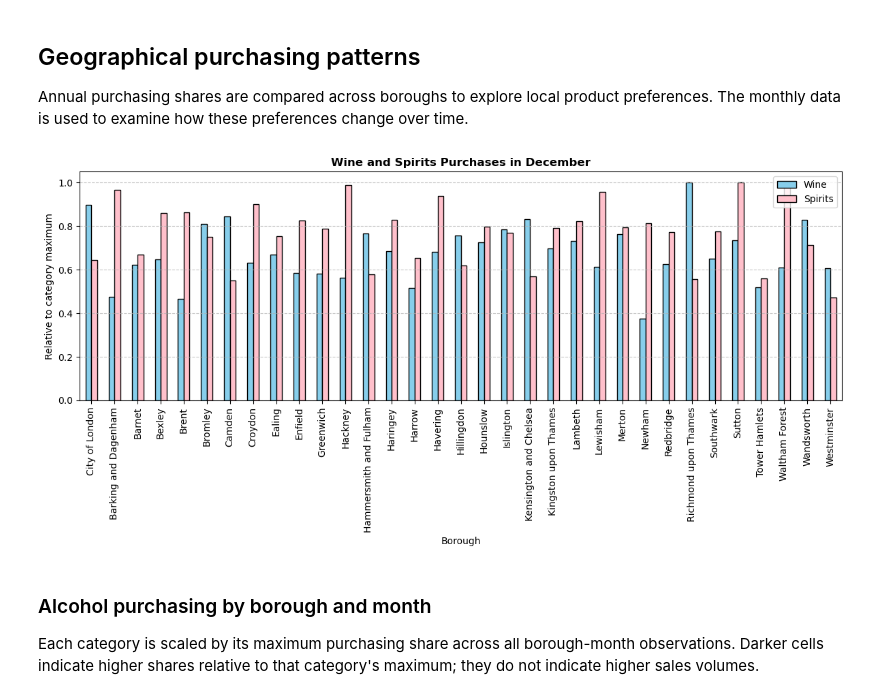
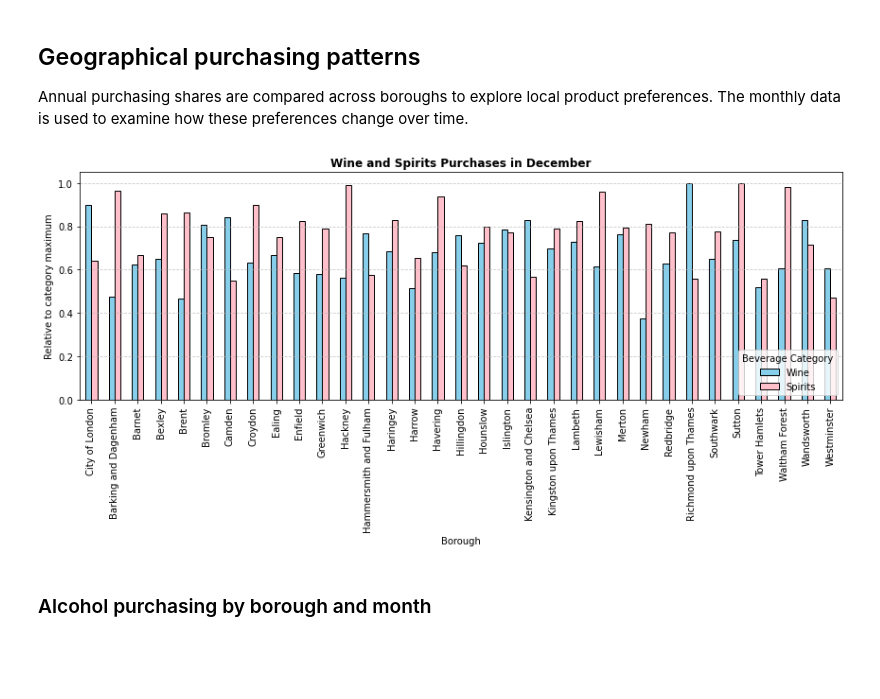
Before and after one commit to EnidFerns/Consumer-Behaviour-Analysis-Tesco, a Jupyter notebook: tesco_retail_analysis.ipynb, the cells around one changed output. Cells and saved outputs as stored; diff of their text form; code cells hidden in the pictures; blank space fills up the shorter version.

```diff
--- a/tesco_retail_analysis.ipynb
+++ b/tesco_retail_analysis.ipynb
@@ -229,33 +234,34 @@ Beer purchasing shares rise during summer, contrasting with tea and coffee. Wine
 
 Annual purchasing shares are compared across boroughs to explore local product preferences. The monthly data is used to examine how these preferences change over time.
 # %%
+# Select December wine and spirits shares for each borough
 december_data = dfs[dfs["month"] == "Dec"].set_index(BOROUGH)[
     ["f_wine", "f_spirits"]
 ]
 
 # Normalise using each category's maximum across the year
 december_data = december_data / dfs[["f_wine", "f_spirits"]].max()
 
 december_data.columns = ["Wine", "Spirits"]
 
+# Compare December shares relative to each category's maximum across the year
 december_data.plot(
     kind="bar",
     figsize=(12, 6),
     color=["skyblue", "pink"],
     edgecolor="black"
 )
 
 plt.ylabel("Relative to category maximum")
 plt.xlabel("Borough")
 plt.title("Wine and Spirits Purchases in December", fontweight="bold")
 plt.xticks(rotation=90)
 plt.grid(axis="y", linestyle="--", alpha=0.7)
+plt.legend(title="Beverage Category", loc="lower right")
 plt.tight_layout()
 plt.show()
 # %% [output]
-[figure, old version]
+[figure, new version]
-# %% [markdown]
-### Alcohol purchasing by borough and month
-
-Each category is scaled by its maximum purchasing share across all borough-month observations. Darker cells indicate higher shares relative to that category's maximum; they do not indicate higher sales volumes.
+# %% [markdown]
+### Alcohol purchasing by borough and month
 # %%
```
Also changed, not shown: parts of 22 cells of this notebook, 2 other files.
